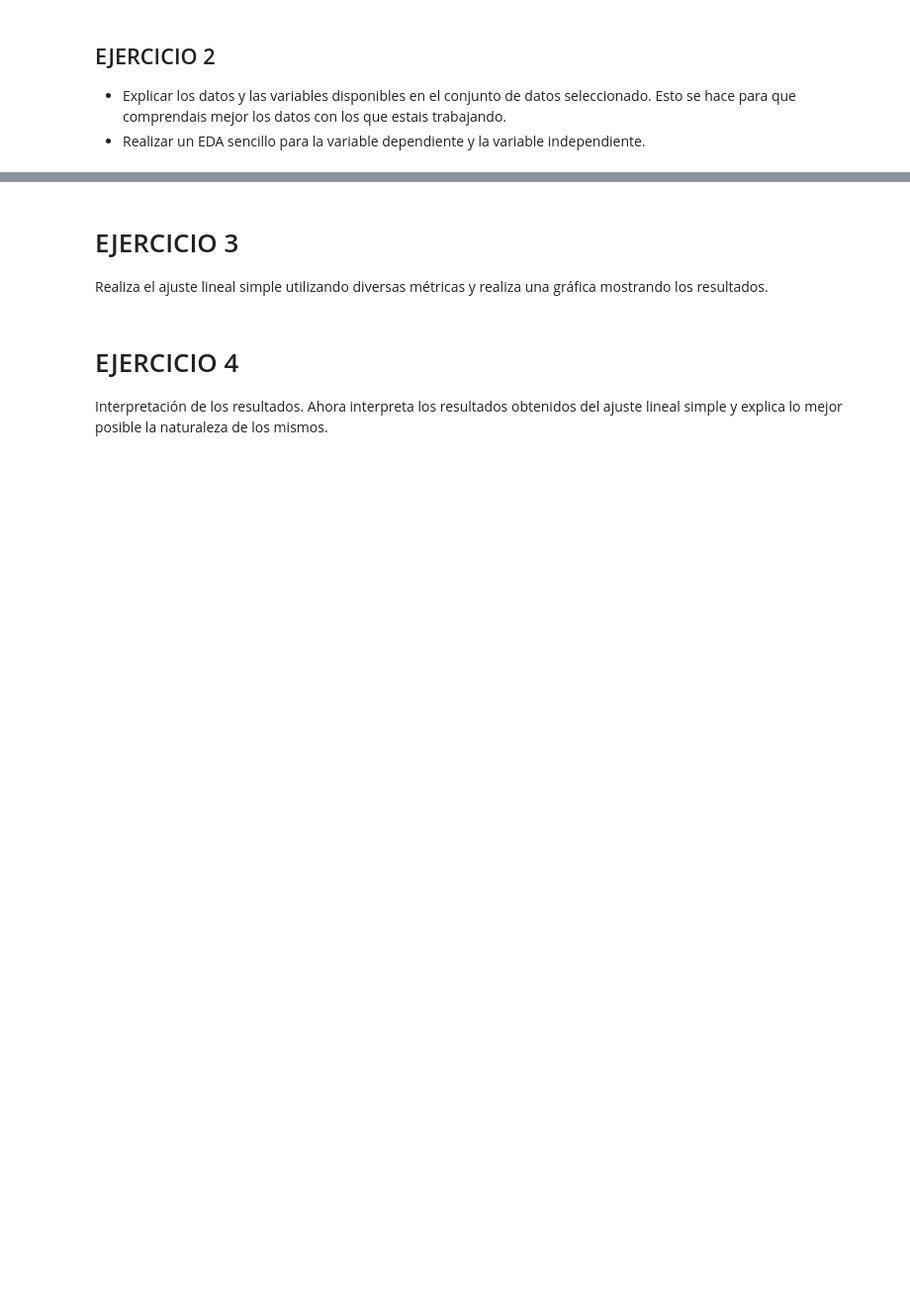
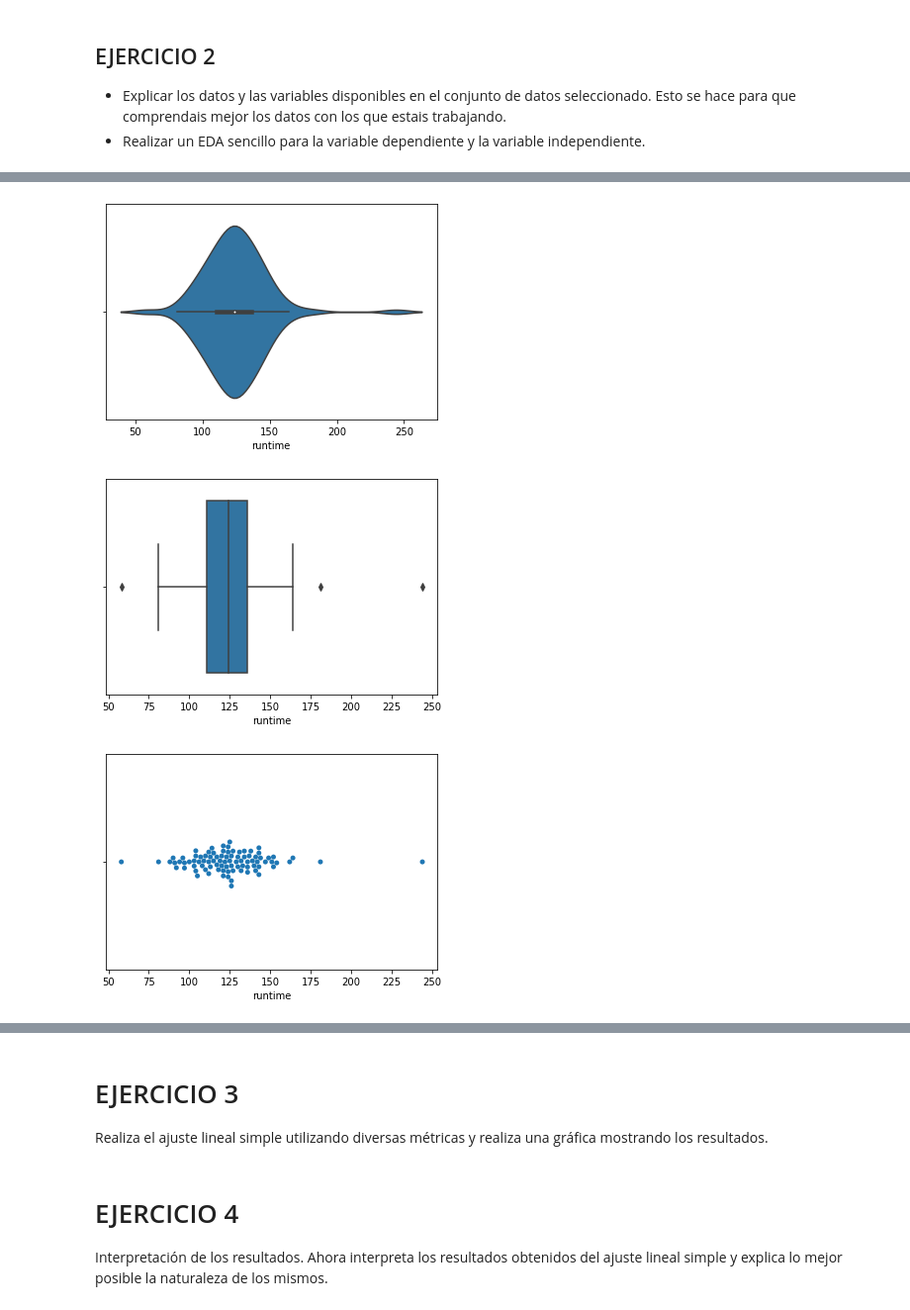
Before and after one commit to Adalab/DA-promo-a-modulo-3-pair-1-Almudena-Lara, a Jupyter notebook: REGRESIÓN/1_Regresión1.ipynb, the cells around one changed output, grey strips where cells are left out. Shown at 99% size. Drawn from its saved outputs; the diff is of its cells as text; code cells hidden in the pictures; blank space fills up the shorter version.

```diff
--- a/REGRESIÓN/1_Regresión1.ipynb
+++ b/REGRESIÓN/1_Regresión1.ipynb
@@ -16,0 +143,16 @@ Buscar un conjunto de datos a analizar:
+# %%
+plt.figure()
+sns.violinplot(data = df, x = "runtime")
+plt.show()
+
+plt.figure()
+sns.boxplot(data = df, x = "runtime")
+plt.show()
+
+plt.figure()
+sns.swarmplot(data = df, x = "runtime")
+plt.show()
+# %% [output]
+[figure, added]
+[figure, added]
+[figure, added]
```
Also changed, not shown: parts of 17 cells of this notebook, 3 other files.
